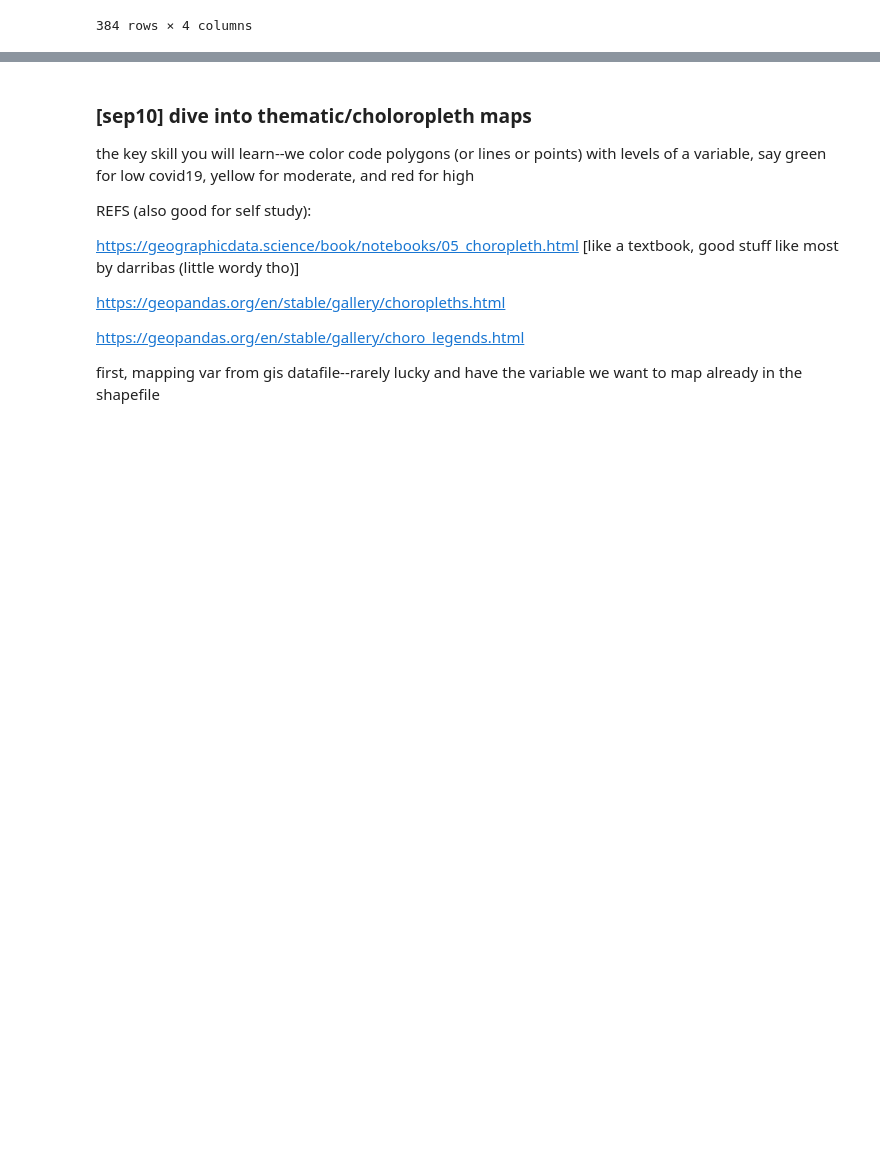
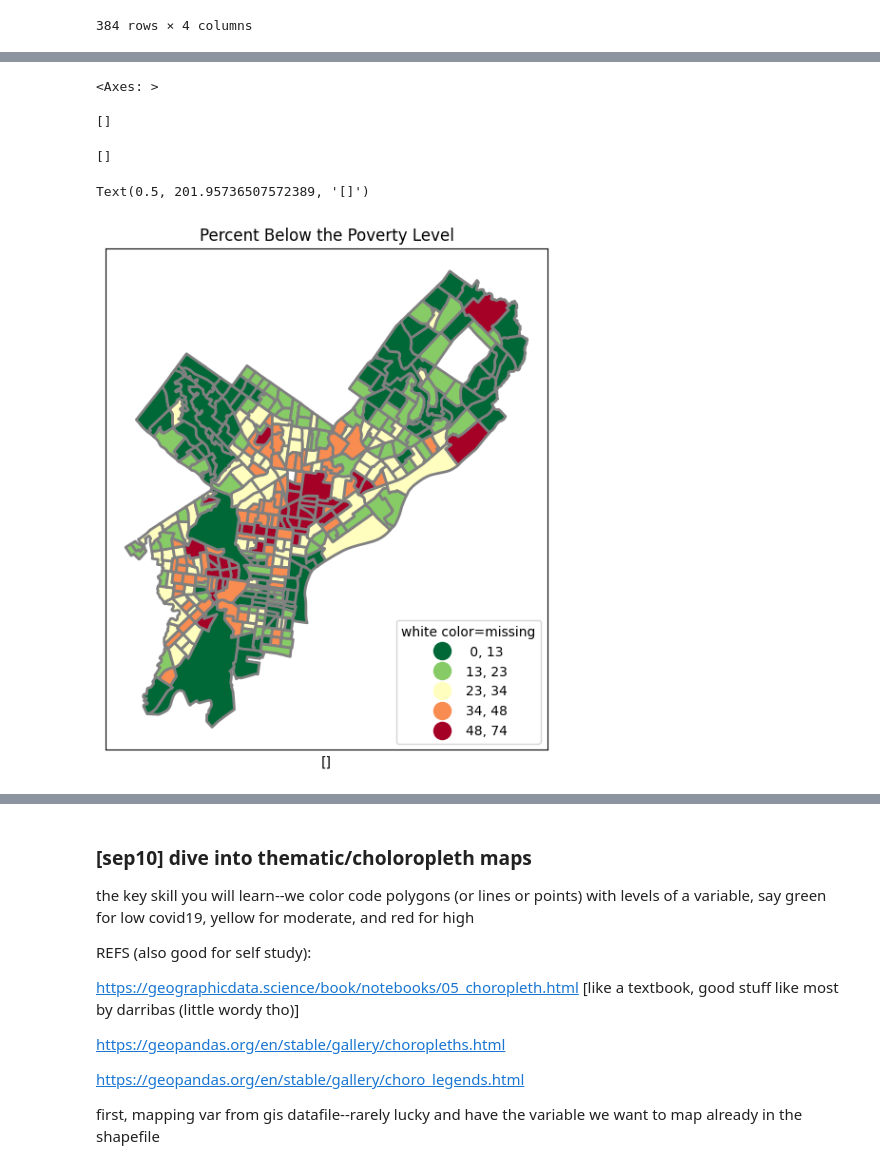
Before and after one commit to Kristina-RUC/datamana, a Jupyter notebook: map.ipynb, the cells around one changed output, grey strips where cells are left out. Cells and saved outputs as stored; diff of their text form; code cells hidden in the pictures; blank space fills up the shorter version.

```diff
--- a/map.ipynb
+++ b/map.ipynb
@@ -311,3 +317,6 @@ phillypov [['GEOID10','pct_below_povlvl','moe','_merge']]
 | 382 | 42101980900 | 0 | 100 | both |
 | 383 | 42101989100 | 60.5 | 29.5 | both |
 384 rows × 4 columns
+# %%
+phillypov2 = pd.merge(phillyCT0, poverty2, on='GEOID10',how='outer',indicator=False)
+phillypov2 [['GEOID10','pct_below_povlvl','moe']]
@@ -313,0 +337,21 @@ phillypov [['GEOID10','pct_below_povlvl','moe','_merge']]
+# %%
+phillypov2['pct_below_povlvl'] = pd.to_numeric(phillypov2['pct_below_povlvl'], errors='coerce')
+#I was getting an error for unacceptable items in the table, like "-" and "*"
+#Gemini suggested the above line to fix the error
+# %%
+fig, ax = plt.subplots(1, figsize=(6,10))
+phillypov2.plot(ax=ax,column='pct_below_povlvl',legend=True,cmap='RdYlGn_r',
+          scheme='natural_breaks',k=5, edgecolor='grey',linewidth=2,
+          legend_kwds= {"fmt": "{:,.0f}",'loc':'lower right','markerscale':1.4})
+leg1 = ax.get_legend()
+leg1.set_title('''white color=missing''')
+ax.title.set_text("Percent Below the Poverty Level")
+ax.set_xticks([]) #kills xticks
+ax.set_yticks([]) #kills xticks
+ax.set_xlabel([]) #kills xticks
+# %% [output]
+<Axes: >
+[]
+[]
+Text(0.5, 201.95736507572389, '[]')
+[figure, added]
```
Also changed, not shown: parts of 4 cells of this notebook.
